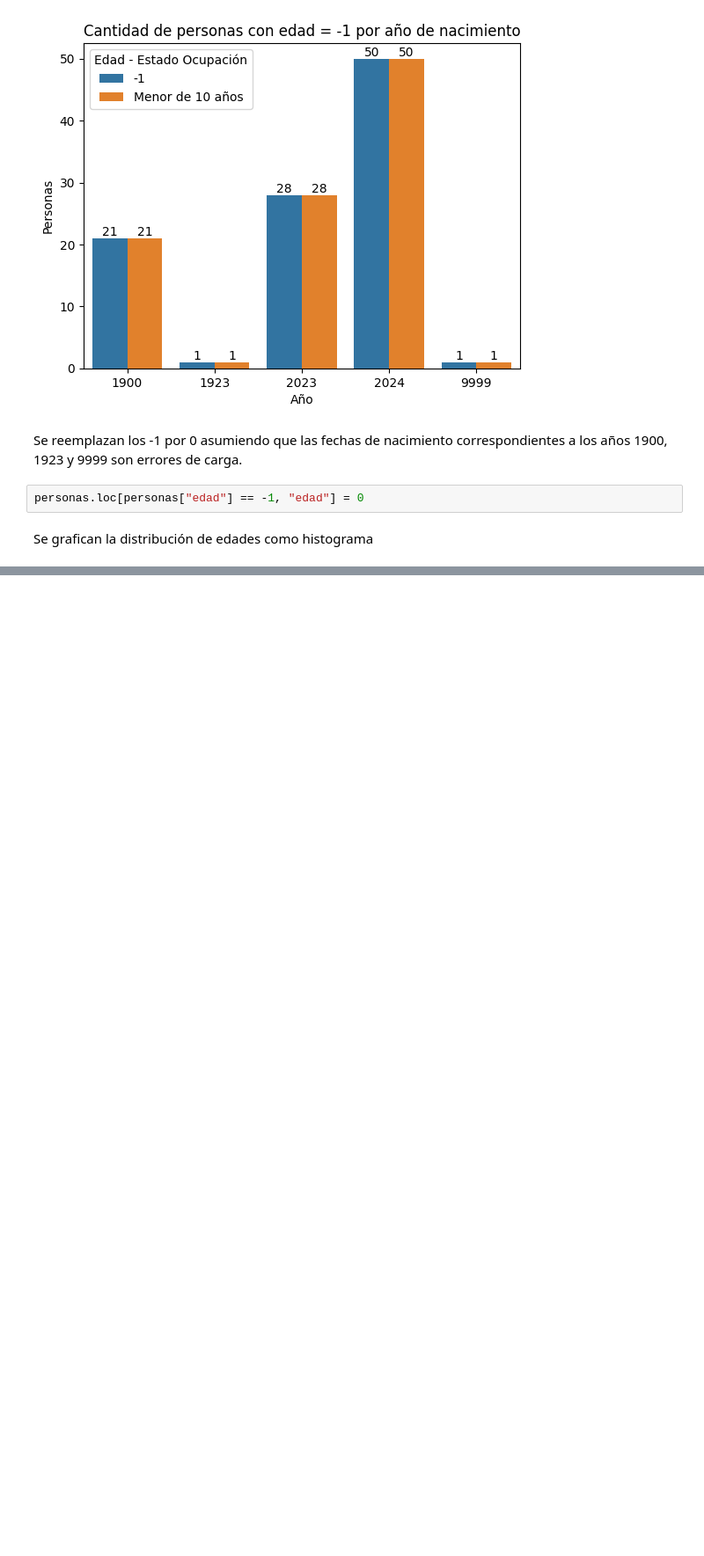
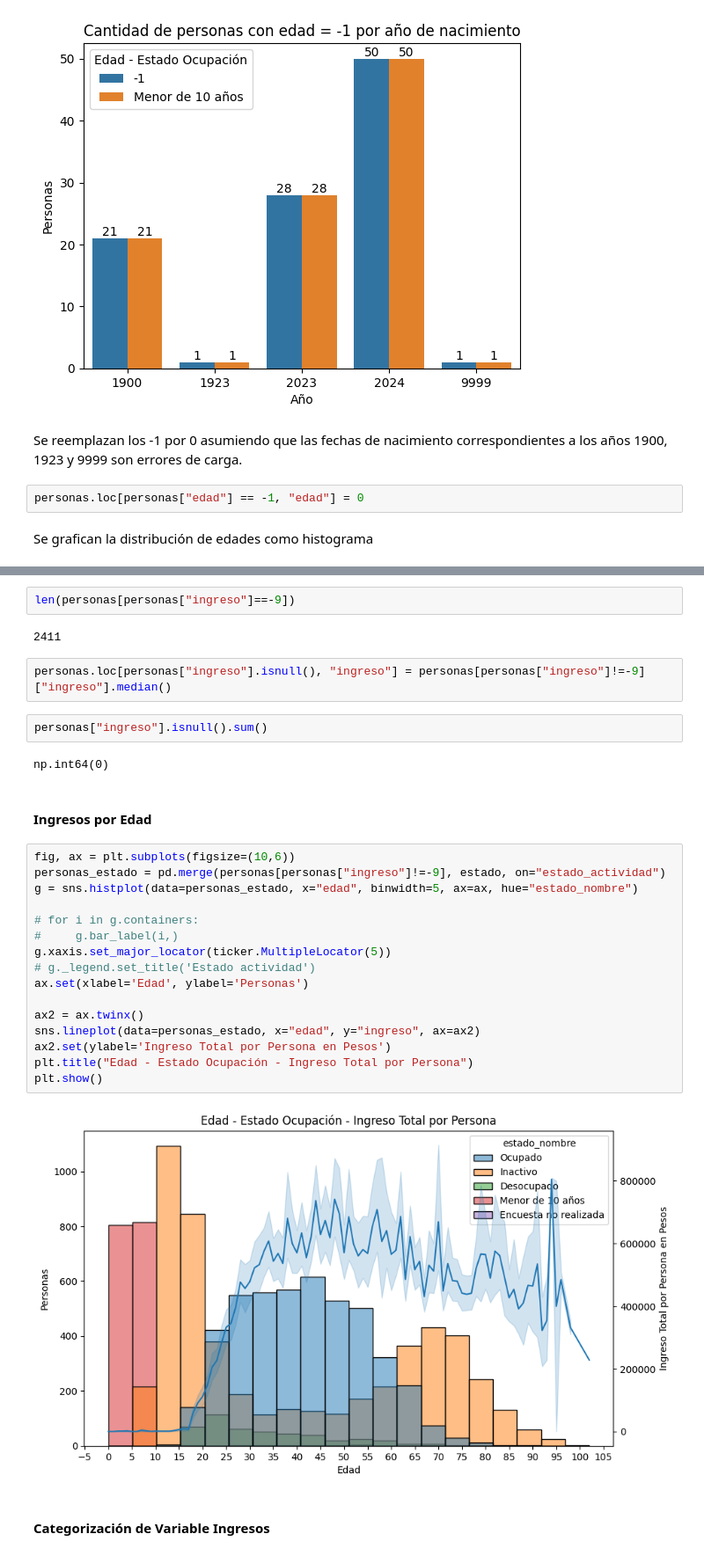
Before and after one commit to LMatiPerez/AnalisisDeDatosI_G5, a Jupyter notebook: graficos_grupo_5.ipynb, the cells around one changed output, grey strips where cells are left out. Shown at 88% size. Saved outputs shown, nothing was run; the diff lists cells and outputs as text; blank space fills up the shorter version.

Commit message:
Ingresos por Edades

```diff
--- a/graficos_grupo_5.ipynb
+++ b/graficos_grupo_5.ipynb
@@ -78,0 +86,32 @@ plt.show()
+# %%
+len(personas[personas["ingreso"]==-9])
+# %% [output]
+2411
+# %%
+personas.loc[personas["ingreso"].isnull(), "ingreso"] = personas[personas["ingreso"]!=-9]["ingreso"].median()
+# %%
+personas["ingreso"].isnull().sum()
+# %% [output]
+np.int64(0)
+# %% [markdown]
+#### Ingresos por Edad
+# %%
+fig, ax = plt.subplots(figsize=(10,6))
+personas_estado = pd.merge(personas[personas["ingreso"]!=-9], estado, on="estado_actividad")
+g = sns.histplot(data=personas_estado, x="edad", binwidth=5, ax=ax, hue="estado_nombre")
+
+# for i in g.containers:
+#     g.bar_label(i,)
+g.xaxis.set_major_locator(ticker.MultipleLocator(5))
+# g._legend.set_title('Estado actividad')
+ax.set(xlabel='Edad', ylabel='Personas')
+
+ax2 = ax.twinx()
+sns.lineplot(data=personas_estado, x="edad", y="ingreso", ax=ax2)
+ax2.set(ylabel='Ingreso Total por Persona en Pesos')
+plt.title("Edad - Estado Ocupación - Ingreso Total por Persona")
+plt.show()
+# %% [output]
+[figure, added]
+# %% [markdown]
+#### Categorización de Variable Ingresos
```
Also changed, not shown: parts of 5 cells of this notebook.
